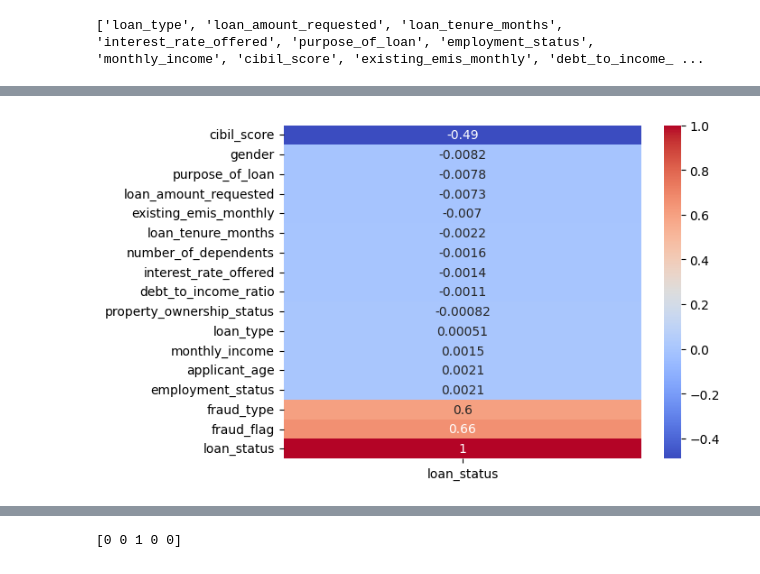
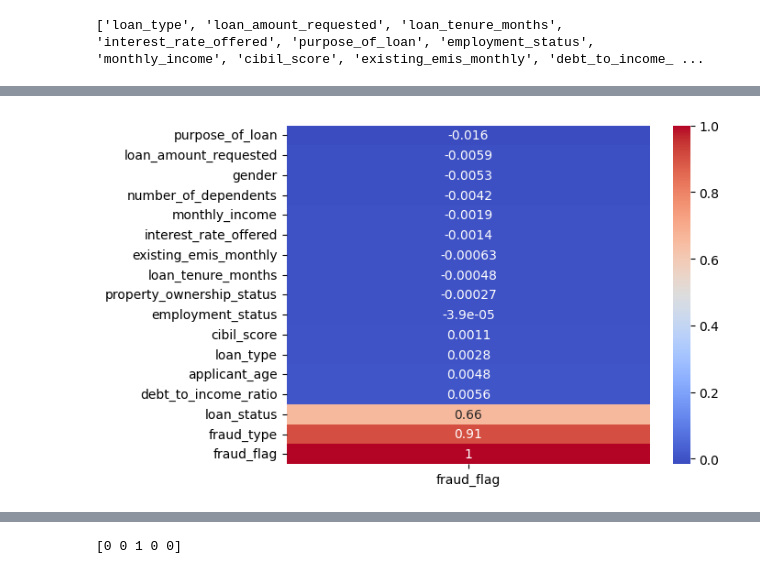
Before and after one commit to eklavyapopli-ship-it/DataAnalysis-LP, a Jupyter notebook: test.ipynb, the cells around one changed output, grey strips where cells are left out. Drawn from its saved outputs; the diff is of its cells as text; code cells hidden in the pictures.

```diff
--- a/test.ipynb
+++ b/test.ipynb
@@ -238,10 +248,10 @@ df.head()
 # %%
 
 import seaborn as sns
 import matplotlib.pyplot as plt
-correlation = df.corr()['loan_status']
-correlation = df.corr()['loan_status'].sort_values().to_frame()
+
+correlation = df.corr()['fraud_flag'].sort_values().to_frame()
 sns.heatmap(correlation, annot=True, cmap='coolwarm')
 plt.show()
 # %% [output]
-[figure, old version]
+[figure, new version]
```
Also changed, not shown: parts of 8 cells of this notebook.
